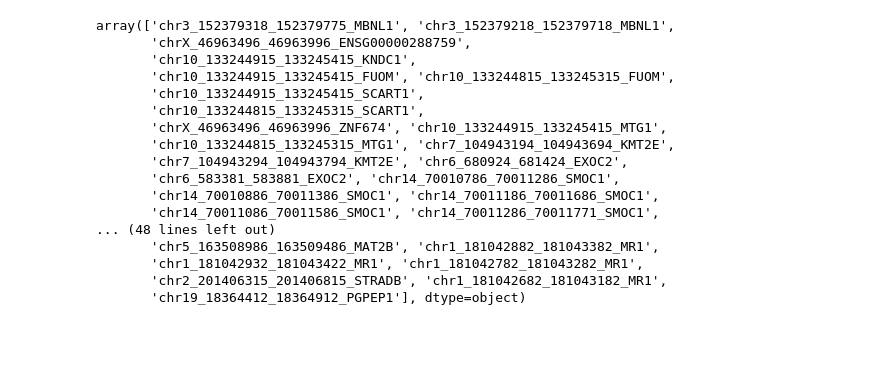
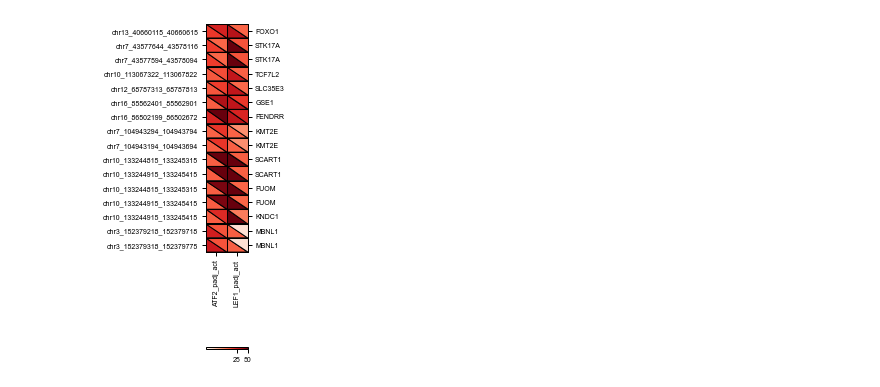
Before and after one commit to deeprob/starrseq_results, a Jupyter notebook: 6_link_da_enhancers_to_de_genes/notebooks/7_overlap_atf2_lef1.ipynb, the cells around one changed output. Drawn from its saved outputs; the diff is of its cells as text; code cells hidden in the pictures; blank space fills up the shorter version.

```diff
--- a/6_link_da_enhancers_to_de_genes/notebooks/7_overlap_atf2_lef1.ipynb
+++ b/6_link_da_enhancers_to_de_genes/notebooks/7_overlap_atf2_lef1.ipynb
@@ -35,20 +39,2 @@ set(atf2_regions).intersection(set(lef1_regions))
-# %%
-lef1_regions
-# %% [output]
-array(['chr3_152379318_152379775_MBNL1', 'chr3_152379218_152379718_MBNL1',
-       'chrX_46963496_46963996_ENSG00000288759',
-       'chr10_133244915_133245415_KNDC1',
-       'chr10_133244915_133245415_FUOM', 'chr10_133244815_133245315_FUOM',
-       'chr10_133244915_133245415_SCART1',
-       'chr10_133244815_133245315_SCART1',
-       'chrX_46963496_46963996_ZNF674', 'chr10_133244915_133245415_MTG1',
-       'chr10_133244815_133245315_MTG1', 'chr7_104943194_104943694_KMT2E',
-       'chr7_104943294_104943794_KMT2E', 'chr6_680924_681424_EXOC2',
-       'chr6_583381_583881_EXOC2', 'chr14_70010786_70011286_SMOC1',
-       'chr14_70010886_70011386_SMOC1', 'chr14_70011186_70011686_SMOC1',
-       'chr14_70011086_70011586_SMOC1', 'chr14_70011286_70011771_SMOC1',
-... (48 lines left out)
-       'chr5_163508986_163509486_MAT2B', 'chr1_181042882_181043382_MR1',
-       'chr1_181042932_181043422_MR1', 'chr1_181042782_181043282_MR1',
-       'chr2_201406315_201406815_STRADB', 'chr1_181042682_181043182_MR1',
-       'chr19_18364412_18364912_PGPEP1'], dtype=object)
+# %%
+merged_df = atf2_df.merge(lef1_df, on=["chrom", "start", "end", "chrom_coord", "gene_name", "strand", "CC_peak"])
@@ -54,0 +43,46 @@ array(['chr3_152379318_152379775_MBNL1', 'chr3_152379218_152379718_MBNL1',
+# %%
+libs=["ATF2", "LEF1"]
+
+plot_df = merged_df.set_index("chrom_coord").loc[:, [f"{lib}_log2FoldChange_{t}" for lib in libs for t in ["act", "exp"]]]
+annot_df = merged_df.set_index("chrom_coord").loc[:, [f"{lib}_padj_{t}" for lib in libs for t in ["act", "exp"]]].applymap(lambda x: -np.log10(x))
+# %%
+fig, ax = plt.subplots(figsize=(0.75, 7))
+
+M = len(annot_df.columns)//2
+N = len(annot_df)
+x = np.arange(M + 1)
+y = np.arange(N + 1)
+xs, ys = np.meshgrid(x, y)
+act = annot_df.loc[:, [c for c in annot_df.columns if "_act" in c]].values
+act = act.ravel() # [:-1, :-1]
+exp = annot_df.loc[:, [c for c in annot_df.columns if "_exp" in c]].values
+exp = exp.ravel() # [:-1, :-1]
+
+divnorm_act=colors.TwoSlopeNorm(vmin=1.3, vcenter=3, vmax=50)
+divnorm_exp=colors.TwoSlopeNorm(vmin=1.3, vcenter=3, vmax=50)
+
+
+triangles1 = [(i + j*(M+1), i+1 + j*(M+1), i + (j+1)*(M+1)) for j in range(N) for i in range(M)]
+triangles2 = [(i+1 + j*(M+1), i+1 + (j+1)*(M+1), i + (j+1)*(M+1)) for j in range(N) for i in range(M)]
+triang1 = Triangulation(xs.ravel(), ys.ravel(), triangles1)
+triang2 = Triangulation(xs.ravel(), ys.ravel(), triangles2)
+img1 = plt.tripcolor(triang1, act, cmap=plt.get_cmap('Reds'), norm=divnorm_act, edgecolors="k", linewidths=1.05)
+img2 = plt.tripcolor(triang2, exp, cmap=plt.get_cmap('Reds'), norm=divnorm_exp, edgecolors="k", linewidths=1.05)
+
+
+# ax2.set_yticklabels(annot_df["gene_name"].values)
+# ax2.tick_params(axis="y", right=True, labelright=True)
+#
+plt.colorbar(img1, pad=0.25, location="bottom", orientation="horizontal", ax=ax)
+ax.set_xlim(x[0], x[-1])
+ax.set_ylim(y[0], y[-1])
+ax.set_xticks(x[:-1]+0.5, [c.replace("_log2FoldChange_act", "") for c in annot_df.columns if "_act" in c], rotation=90)
+ax.set_yticks(y[:-1]+0.5, annot_df.index)
+
+ax2 = ax.twinx()
+ax2.set_ylim(ax.get_ylim())
+ax2.set_yticks(y[:-1]+0.5, merged_df.gene_name)
+
+plt.show()
+# %% [output]
+[figure, added]
```
Also changed, not shown: parts of 7 cells of this notebook, 22 other files.
